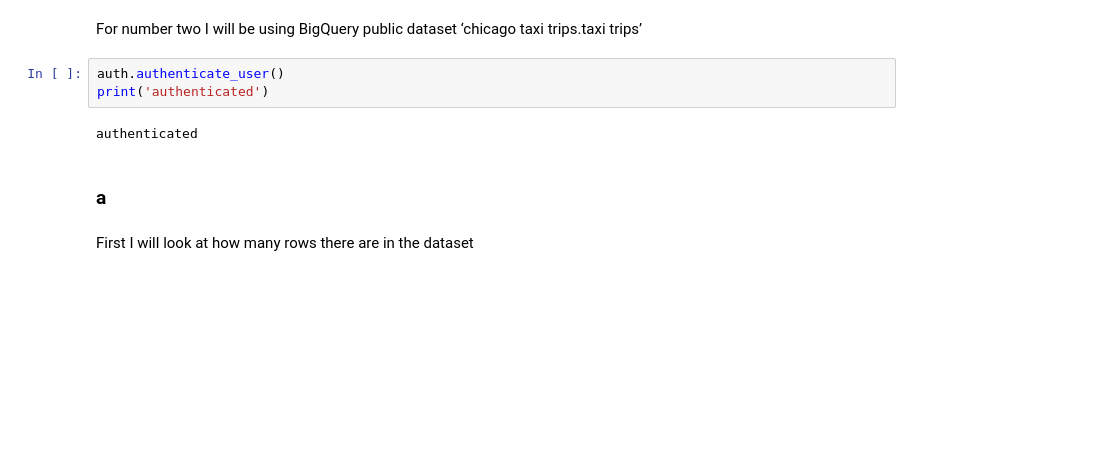
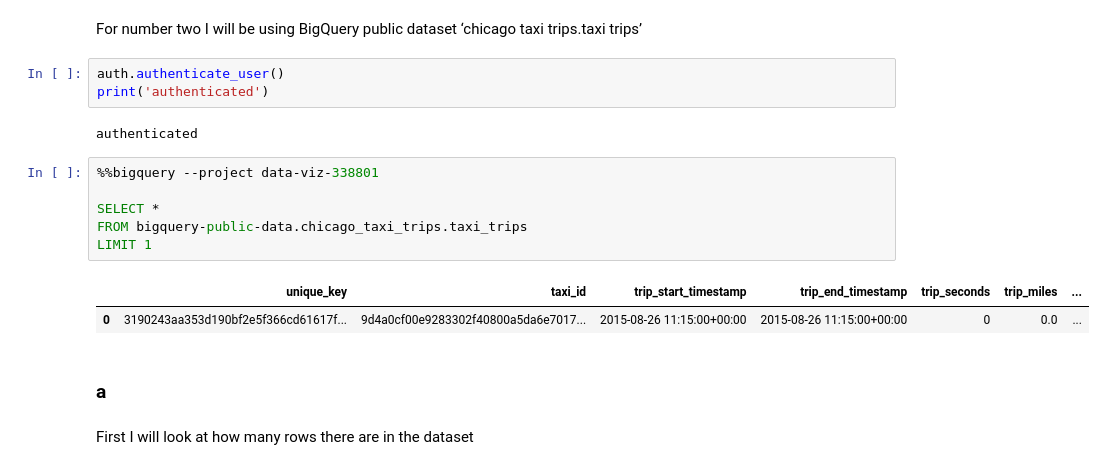
Before and after one commit to BrendenLatham/Data_Viz, a Jupyter notebook: Exam1.ipynb, the cells around one changed output. Saved outputs shown, nothing was run; the diff lists cells and outputs as text; blank space fills up the shorter version.

```diff
--- a/Exam1.ipynb
+++ b/Exam1.ipynb
@@ -126,6 +126,15 @@ auth.authenticate_user()
 print('authenticated')
 # %% [output]
 authenticated
+# %%
+%%bigquery --project data-viz-338801
+
+SELECT *
+FROM bigquery-public-data.chicago_taxi_trips.taxi_trips
+LIMIT 1
+# %% [output]
+|  | unique_key | taxi_id | trip_start_timestamp | trip_end_timestamp | trip_seconds | trip_miles | ... |
+| 0 | 3190243aa353d190bf2e5f366cd61617f... | 9d4a0cf00e9283302f40800a5da6e7017... | 2015-08-26 11:15:00+00:00 | 2015-08-26 11:15:00+00:00 | 0 | 0.0 | ... |
 # %% [markdown]
 ### a
 # %% [markdown]
```
Also changed, not shown: parts of 20 cells of this notebook.
